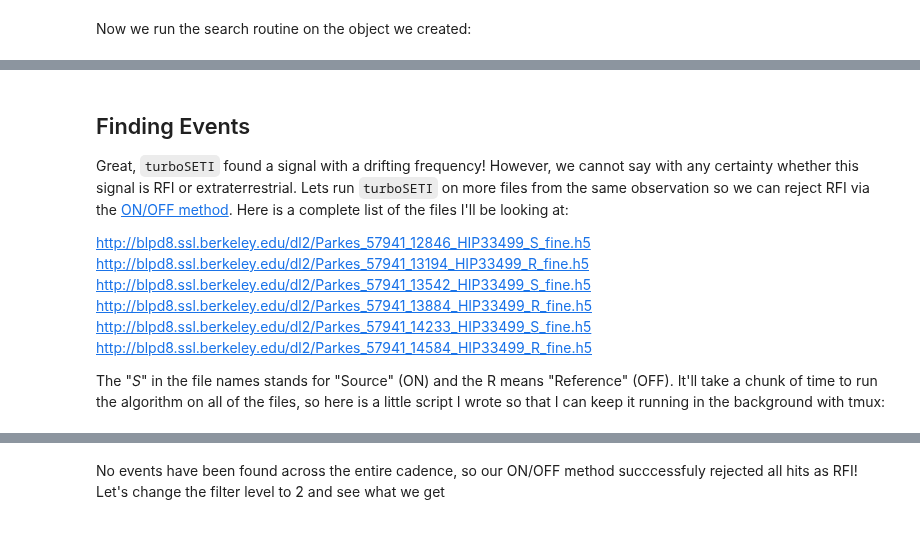
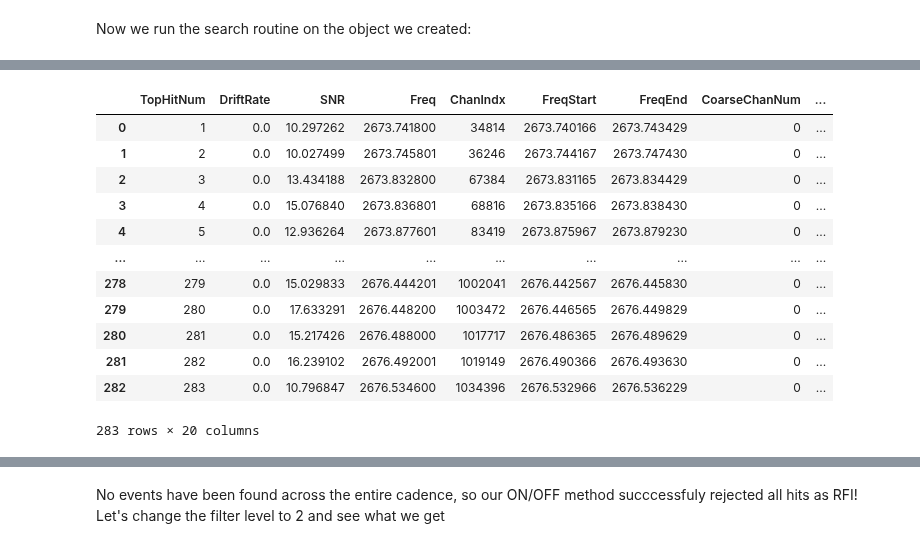
Before and after one commit to UCBerkeleySETI/turbo_seti, a Jupyter notebook: tutorial/turboSETI_tutorial.ipynb, the cells around one changed output, grey strips where cells are left out. Drawn from its saved outputs; the diff is of its cells as text; code cells hidden in the pictures.

```diff
--- a/tutorial/turboSETI_tutorial.ipynb
+++ b/tutorial/turboSETI_tutorial.ipynb
@@ -134,12 +122,0 @@ plot_event.plot_hit(fil_filename = '/mnt_blpd8/datax2/dl/Parkes_57941_12846_HIP3
-# %% [markdown]
-## Finding Events
-Great, `turboSETI` found a signal with a drifting frequency! However, we cannot say with any certainty whether this signal is RFI or extraterrestrial. Lets run `turboSETI` on more files from the same observation so we can reject RFI via the [ON/OFF method](https://github.com/UCBerkeleySETI/breakthrough/blob/master/GBT/README.md). Here is a complete list of the files I'll be looking at:
-
-http://blpd8.ssl.berkeley.edu/dl2/Parkes_57941_12846_HIP33499_S_fine.h5 <br/>
-http://blpd8.ssl.berkeley.edu/dl2/Parkes_57941_13194_HIP33499_R_fine.h5 <br/>
-http://blpd8.ssl.berkeley.edu/dl2/Parkes_57941_13542_HIP33499_S_fine.h5 <br/>
-http://blpd8.ssl.berkeley.edu/dl2/Parkes_57941_13884_HIP33499_R_fine.h5 <br/>
-http://blpd8.ssl.berkeley.edu/dl2/Parkes_57941_14233_HIP33499_S_fine.h5 <br/>
-http://blpd8.ssl.berkeley.edu/dl2/Parkes_57941_14584_HIP33499_R_fine.h5 <br/>
-
-The "_S_" in the file names stands for "Source" (ON) and the R means "Reference" (OFF). It'll take a chunk of time to run the algorithm on all of the files, so here is a little script I wrote so that I can keep it running in the background with tmux:
@@ -166,0 +123,19 @@ for file in filelist:
+# %%
+from turbo_seti.find_event.find_event import make_table
+
+df = make_table('diced_Parkes_57941_12846_HIP33499_S_fine.dat')
+df
+# %% [output]
+|  | TopHitNum | DriftRate | SNR | Freq | ChanIndx | FreqStart | FreqEnd | CoarseChanNum | ... |
+| 0 | 1 | 0.0 | 10.297262 | 2673.741800 | 34814 | 2673.740166 | 2673.743429 | 0 | ... |
+| 1 | 2 | 0.0 | 10.027499 | 2673.745801 | 36246 | 2673.744167 | 2673.747430 | 0 | ... |
+| 2 | 3 | 0.0 | 13.434188 | 2673.832800 | 67384 | 2673.831165 | 2673.834429 | 0 | ... |
+| 3 | 4 | 0.0 | 15.076840 | 2673.836801 | 68816 | 2673.835166 | 2673.838430 | 0 | ... |
+| 4 | 5 | 0.0 | 12.936264 | 2673.877601 | 83419 | 2673.875967 | 2673.879230 | 0 | ... |
+| ... | ... | ... | ... | ... | ... | ... | ... | ... | ... |
+| 278 | 279 | 0.0 | 15.029833 | 2676.444201 | 1002041 | 2676.442567 | 2676.445830 | 0 | ... |
+| 279 | 280 | 0.0 | 17.633291 | 2676.448200 | 1003472 | 2676.446565 | 2676.449829 | 0 | ... |
+| 280 | 281 | 0.0 | 15.217426 | 2676.488000 | 1017717 | 2676.486365 | 2676.489629 | 0 | ... |
+| 281 | 282 | 0.0 | 16.239102 | 2676.492001 | 1019149 | 2676.490366 | 2676.493630 | 0 | ... |
+| 282 | 283 | 0.0 | 10.796847 | 2676.534600 | 1034396 | 2676.532966 | 2676.536229 | 0 | ... |
+283 rows × 20 columns
```
Also changed, not shown: parts of 24 cells of this notebook.
